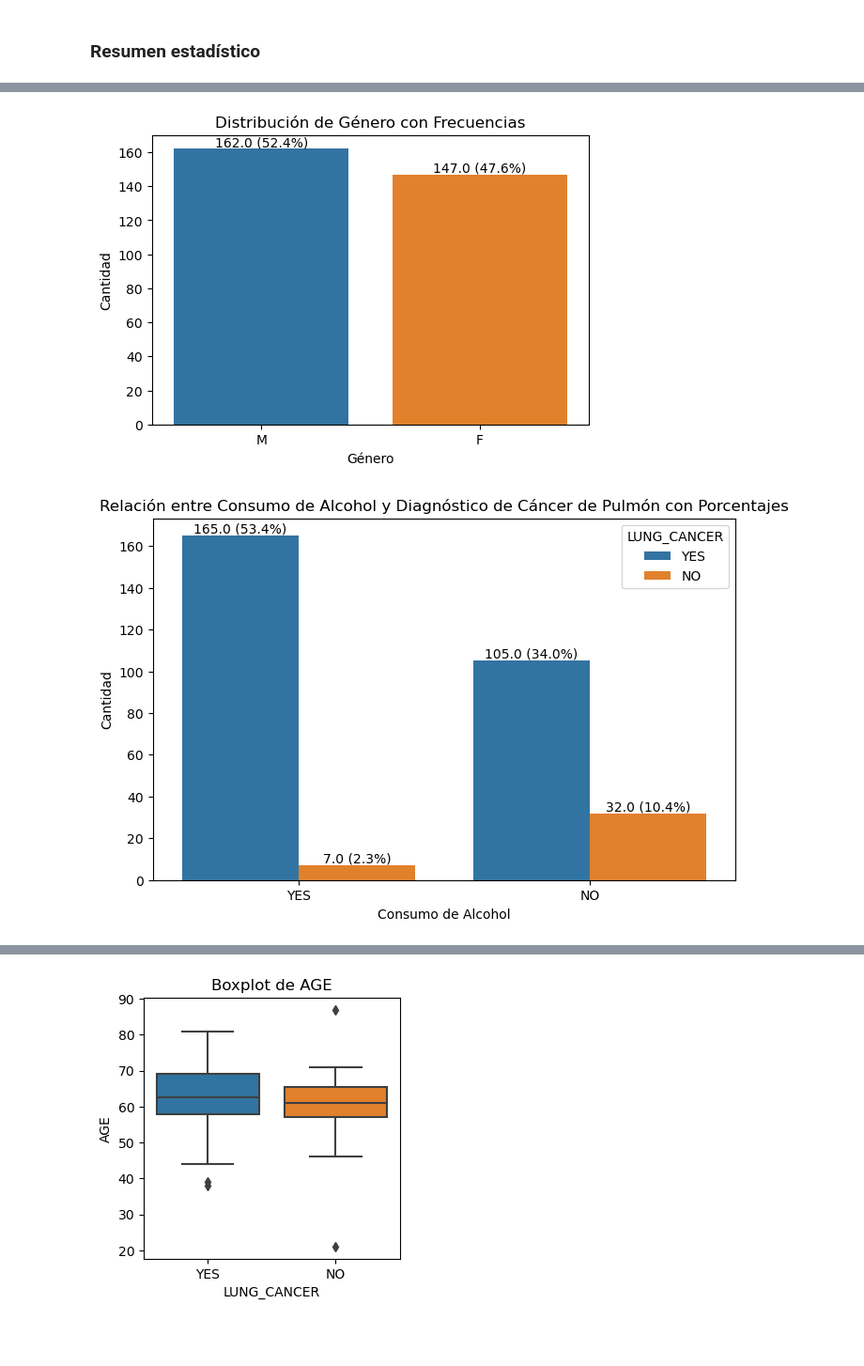
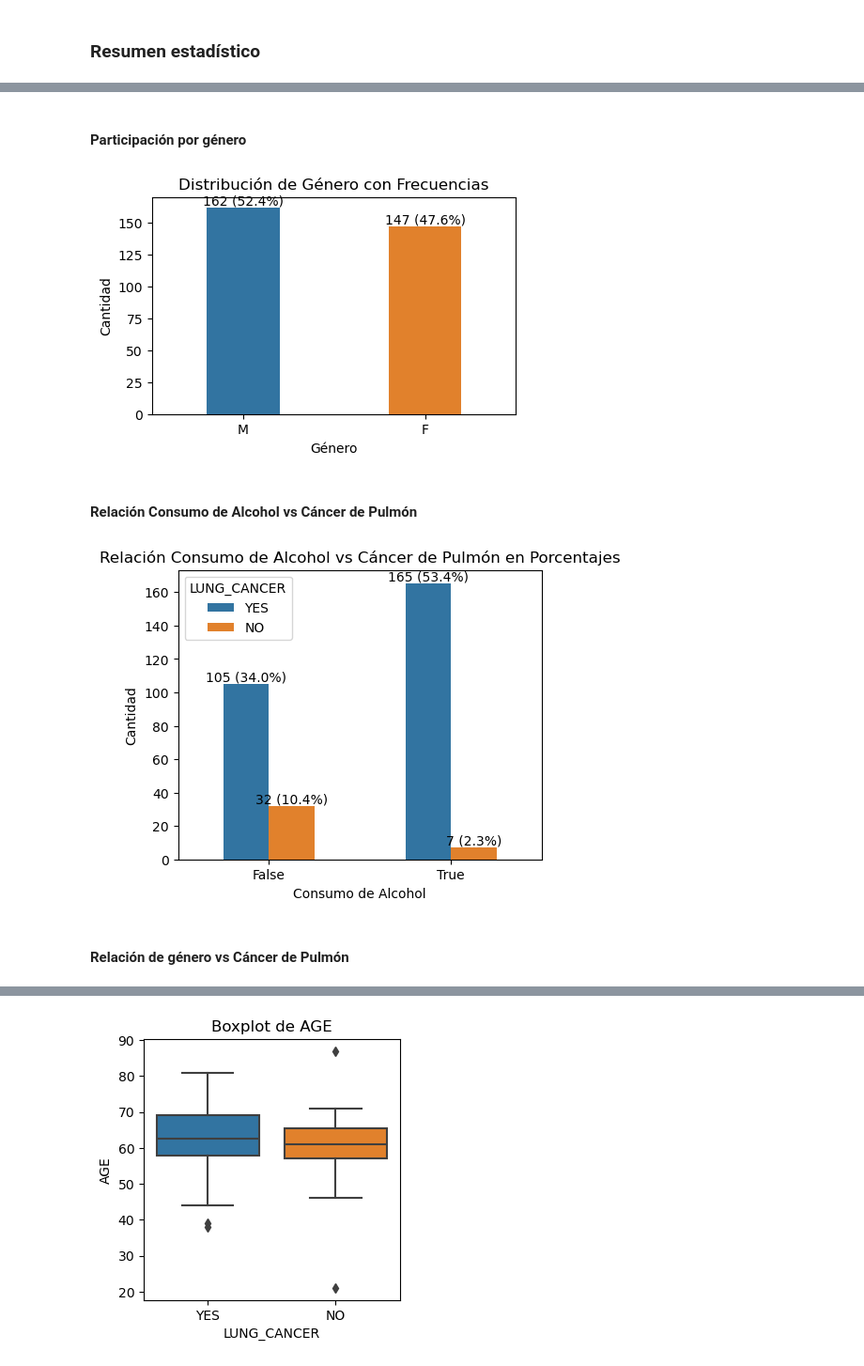
Before and after one commit to Sebastian-Cely/Lung-cancer-prediction, a Jupyter notebook: data_exploration.ipynb, the cells around one changed output, grey strips where cells are left out. Shown at 94% size. Saved outputs shown, nothing was run; the diff lists cells and outputs as text; code cells hidden in the pictures; blank space fills up the shorter version.

```diff
--- a/data_exploration.ipynb
+++ b/data_exploration.ipynb
@@ -4,19 +4,17 @@
 # importación de datos y librerías
 import numpy as np
 import pandas as pd
+import matplotlib.pyplot as plt
 import seaborn as sns
-import matplotlib.pyplot as plt
 
-# Ruta del dataset
-path = "survey lung cancer.csv"
+path = "survey lung cancer.csv" # Ruta del dataset
 
-# Importación de datos
-archivo = pd.read_csv(path)
-df = pd.DataFrame(archivo)
+archivo = pd.read_csv(path) # Importación de datos de la ruta
+df = pd.DataFrame(archivo) # Convertir los datos a un pandas DataFrame
 
-df.loc[:, 'SMOKING':'CHEST PAIN'] = df.loc[:, 'SMOKING':'CHEST PAIN'].replace({1: 'NO', 2: 'YES'})
+# Transformación de datos binarios numéricos a etiquetas para exploración inicial
+df.loc[:, 'SMOKING':'CHEST PAIN'] = df.loc[:, 'SMOKING':'CHEST PAIN'].replace({1: False, 2: True})
 
-# Resumen de las primeras filas de los datos
-df.head()
+df.head() # Resumen de las primeras filas del dataset.
 # %% [output]
 |  | GENDER | AGE | SMOKING | YELLOW_FINGERS | ANXIETY | PEER_PRESSURE | CHRONIC DISEASE | FATIGUE | ALLERGY | ... |
@@ -92,17 +79,17 @@ Name: count, dtype: int64
 # %%
 # Distribución de las edades de los participantes
-plt.figure(figsize=(10, 6))
+plt.figure(figsize=(8, 6))
 ax = sns.histplot(df['AGE'], bins=20, kde=True)
 
 # Agregar etiquetas de porcentajes
 total = len(df['AGE'])
 for p in ax.patches:
-    percentAGE = '{:.1f}%'.format(100 * p.get_height()/total)
+    percentAGE = f'{(100 * p.get_height()/total):.1f}%'
     x = p.get_x() + p.get_width() / 2
     y = p.get_height()
     ax.annotate(percentAGE, (x, y), ha='center', va='bottom')
 
-plt.title('Distribución de Edades con Porcentajes')
+plt.title('Distribución de Edades en Porcentajes')
 plt.xlabel('Edad (años)')
 plt.ylabel('Frecuencia')
 plt.show()
@@ -111,13 +110,15 @@ plt.show()
+# %% [markdown]
+#### Participación por género
 # %%
 # Visualización de la proporción de género
-plt.figure(figsize=(6, 4))
-ax = sns.countplot(x='GENDER', data=df)
+plt.figure(figsize=(5, 3))
+ax = sns.countplot(x='GENDER', data=df, width=0.4)
 
 # Agregar etiquetas de frecuencias
 total = len(df['GENDER'])
 for p in ax.patches:
     height = p.get_height()
-    ax.annotate(f'{height} ({height/total:.1%})', (p.get_x() + p.get_width() / 2., height),
+    ax.annotate(f'{(height):.0f} ({height/total:.1%})', (p.get_x() + p.get_width() / 2., height),
                 ha='center', va='bottom')
 
 plt.title('Distribución de Género con Frecuencias')
@@ -125,24 +126,28 @@ plt.xlabel('Género')
 plt.ylabel('Cantidad')
 plt.show()
 # %% [output]
-[figure, old version]
+[figure, new version]
+# %% [markdown]
+#### Relación Consumo de Alcohol vs Cáncer de Pulmón
 # %%
-# Matriz de correlaión de variables
-plt.figure(figsize=(8, 5))
-ax = sns.countplot(x='ALCOHOL CONSUMING', hue='LUNG_CANCER', data=df)
+# Matriz de correlaión entre consuo de alcohol con cáncer de pulmón
+plt.figure(figsize=(5, 4))
+ax = sns.countplot(x='ALCOHOL CONSUMING', hue='LUNG_CANCER', data=df, width=0.5)
 
 # Agregar etiquetas de porcentajes
 total = len(df['ALCOHOL CONSUMING'])
 for p in ax.patches:
     height = p.get_height()
-    ax.annotate(f'{height} ({height/total:.1%})', (p.get_x() + p.get_width() / 2., height),
+    ax.annotate(f'{(height):.0f} ({height/total:.1%})', (p.get_x() + p.get_width() / 2., height),
                 ha='center', va='bottom')
 
-plt.title('Relación entre Consumo de Alcohol y Diagnóstico de Cáncer de Pulmón con Porcentajes')
+plt.title('Relación Consumo de Alcohol vs Cáncer de Pulmón en Porcentajes')
 plt.xlabel('Consumo de Alcohol')
 plt.ylabel('Cantidad')
 plt.show()
 # %% [output]
-[figure, old version]
+[figure, new version]
+# %% [markdown]
+#### Relación de género vs Cáncer de Pulmón
 # %%
 # Visualización de la relación entre género y diagnóstico de cáncer de pulmón
```
Also changed, not shown: parts of 25 cells of this notebook, 1 other file.
